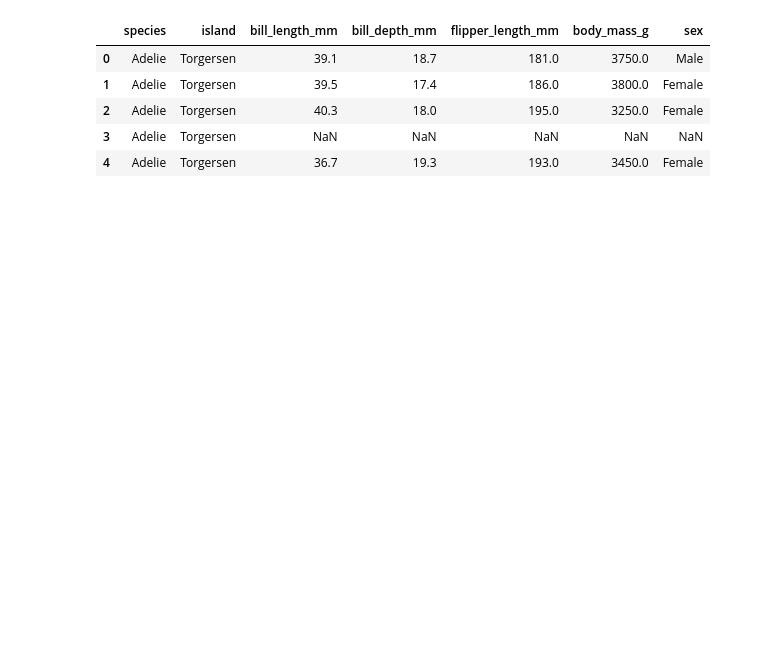
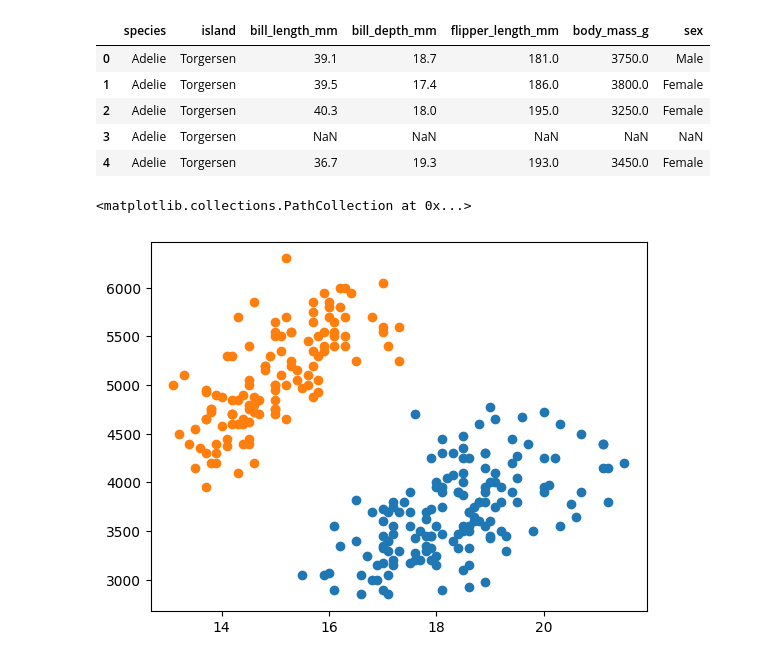
Before and after one commit to kka712/ml, a Jupyter notebook: 2-2.ipynb, the cells around one changed output. Cells and saved outputs as stored; diff of their text form; code cells hidden in the pictures; blank space fills up the shorter version.

```diff
--- a/2-2.ipynb
+++ b/2-2.ipynb
@@ -102,3 +101,17 @@ df.head()
 | 2 | Adelie | Torgersen | 40.3 | 18.0 | 195.0 | 3250.0 | Female |
 | 3 | Adelie | Torgersen | NaN | NaN | NaN | NaN | NaN |
 | 4 | Adelie | Torgersen | 36.7 | 19.3 | 193.0 | 3450.0 | Female |
+# %%
+adelie_df = df.loc[df['species'] == 'Adelie']
+adelie_depth = adelie_df['bill_depth_mm'].tolist()
+adelie_weight = adelie_df['body_mass_g'].tolist()
+
+gentoo_df = df.loc[df['species'] == 'Gentoo']
+gentoo_depth = gentoo_df['bill_depth_mm'].tolist()
+gentoo_weight = gentoo_df['body_mass_g'].tolist()
+# %%
+plt.scatter(adelie_depth, adelie_weight)
+plt.scatter(gentoo_depth, gentoo_weight)
+# %% [output]
+<matplotlib.collections.PathCollection at 0x...>
+[figure, added]
```
Also changed, not shown: parts of 13 cells of this notebook, 1 other file.
